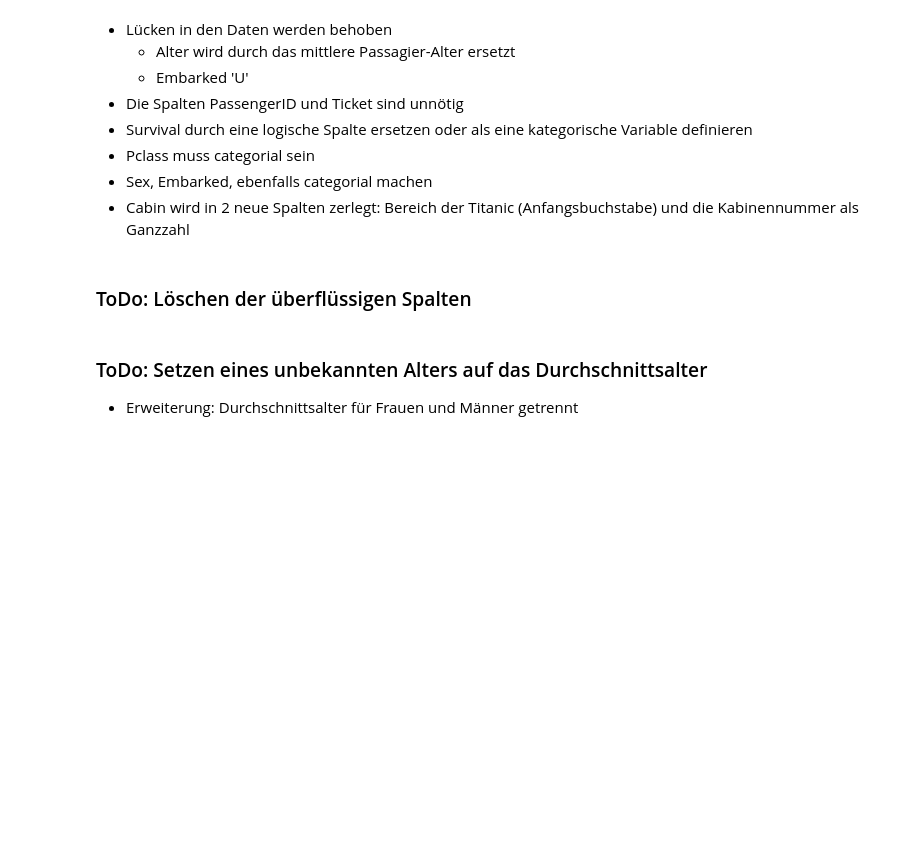
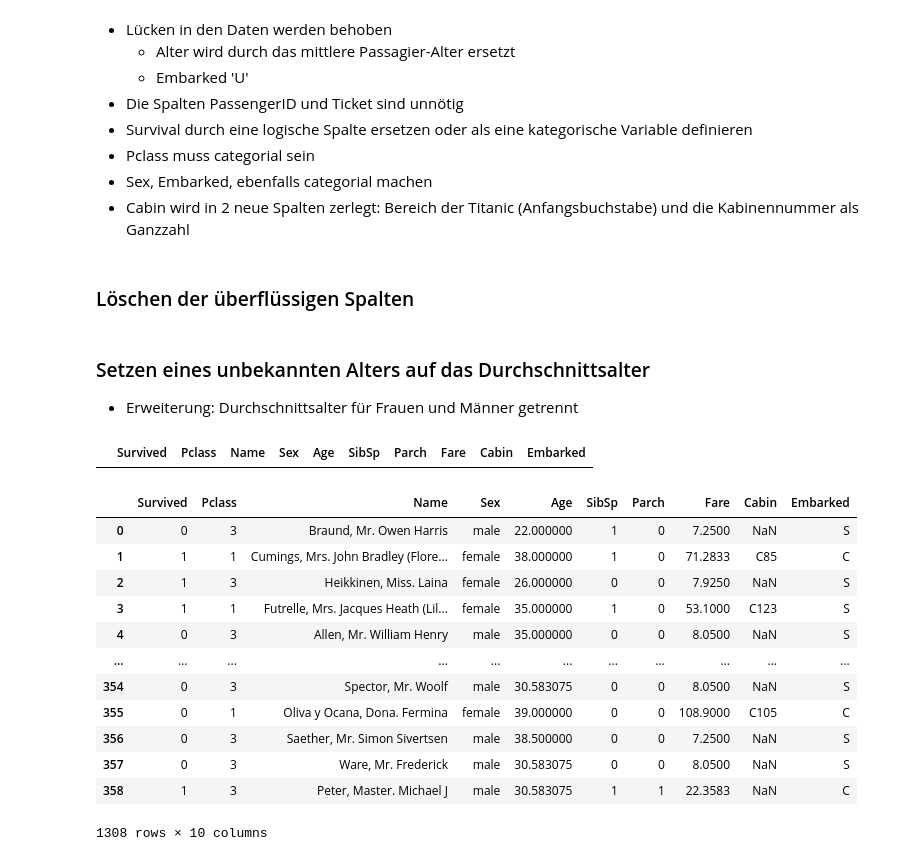
Before and after one commit to Javacream/org.javacream.training.python, a Jupyter notebook: DataAnalysis/titanic/titanic.ipynb, the cells around one changed output. Drawn from its saved outputs; the diff is of its cells as text; code cells hidden in the pictures; blank space fills up the shorter version.

```diff
--- a/DataAnalysis/titanic/titanic.ipynb
+++ b/DataAnalysis/titanic/titanic.ipynb
@@ -153,7 +153,36 @@ array([nan, 'C85', 'C123', 'E46', 'G6', 'C103', 'D56', 'A6',
 * Sex, Embarked, ebenfalls categorial machen
 * Cabin wird in 2 neue Spalten zerlegt: Bereich der Titanic (Anfangsbuchstabe) und die Kabinennummer als Ganzzahl
 # %% [markdown]
-### ToDo: Löschen der überflüssigen Spalten
+### Löschen der überflüssigen Spalten
+# %%
+df.drop('PassengerId', axis=1, inplace=True)
+df.drop('Ticket', axis=1, inplace=True)
 # %% [markdown]
-### ToDo: Setzen eines unbekannten Alters auf das Durchschnittsalter
+### Setzen eines unbekannten Alters auf das Durchschnittsalter
 * Erweiterung: Durchschnittsalter für Frauen und Männer getrennt
+# %%
+df.loc[(df['Sex'] == 'female') & (df['Age'].isnull())]
+# %% [output]
+|  | Survived | Pclass | Name | Sex | Age | SibSp | Parch | Fare | Cabin | Embarked |
+# %%
+male_mean_age = df[df['Sex'] == 'male']['Age'].mean()
+female_mean_age = df[df['Sex'] == 'female']['Age'].mean()
+
+df.loc[(df['Sex'] == 'female') & (df['Age'].isnull()), 'Age'] = female_mean_age
+df.loc[(df['Sex'] == 'male') & (df['Age'].isnull()), 'Age'] = male_mean_age
+# %%
+df
+# %% [output]
+|  | Survived | Pclass | Name | Sex | Age | SibSp | Parch | Fare | Cabin | Embarked |
+| 0 | 0 | 3 | Braund, Mr. Owen Harris | male | 22.000000 | 1 | 0 | 7.2500 | NaN | S |
+| 1 | 1 | 1 | Cumings, Mrs. John Bradley (Flore... | female | 38.000000 | 1 | 0 | 71.2833 | C85 | C |
+| 2 | 1 | 3 | Heikkinen, Miss. Laina | female | 26.000000 | 0 | 0 | 7.9250 | NaN | S |
+| 3 | 1 | 1 | Futrelle, Mrs. Jacques Heath (Lil... | female | 35.000000 | 1 | 0 | 53.1000 | C123 | S |
+| 4 | 0 | 3 | Allen, Mr. William Henry | male | 35.000000 | 0 | 0 | 8.0500 | NaN | S |
+| ... | ... | ... | ... | ... | ... | ... | ... | ... | ... | ... |
+| 354 | 0 | 3 | Spector, Mr. Woolf | male | 30.583075 | 0 | 0 | 8.0500 | NaN | S |
+| 355 | 0 | 1 | Oliva y Ocana, Dona. Fermina | female | 39.000000 | 0 | 0 | 108.9000 | C105 | C |
+| 356 | 0 | 3 | Saether, Mr. Simon Sivertsen | male | 38.500000 | 0 | 0 | 7.2500 | NaN | S |
+| 357 | 0 | 3 | Ware, Mr. Frederick | male | 30.583075 | 0 | 0 | 8.0500 | NaN | S |
+| 358 | 1 | 3 | Peter, Master. Michael J | male | 30.583075 | 1 | 1 | 22.3583 | NaN | C |
+1308 rows × 10 columns
```
